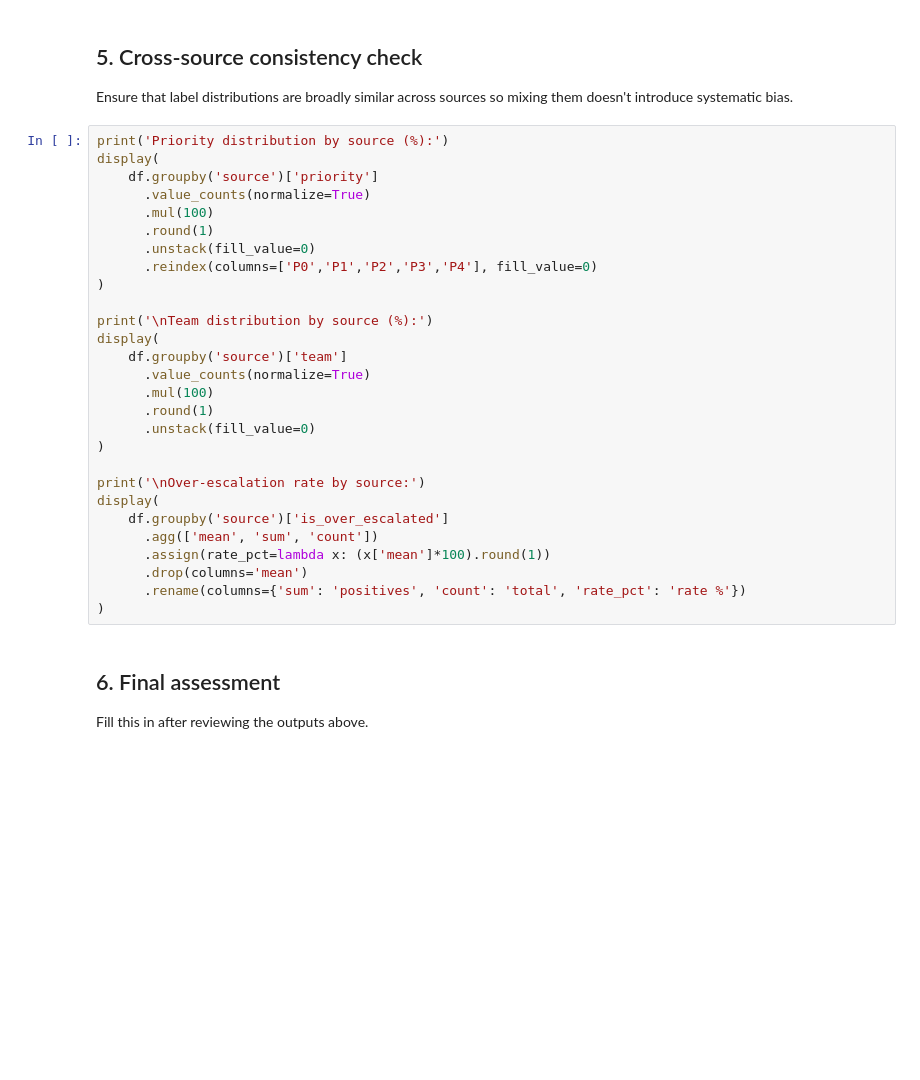
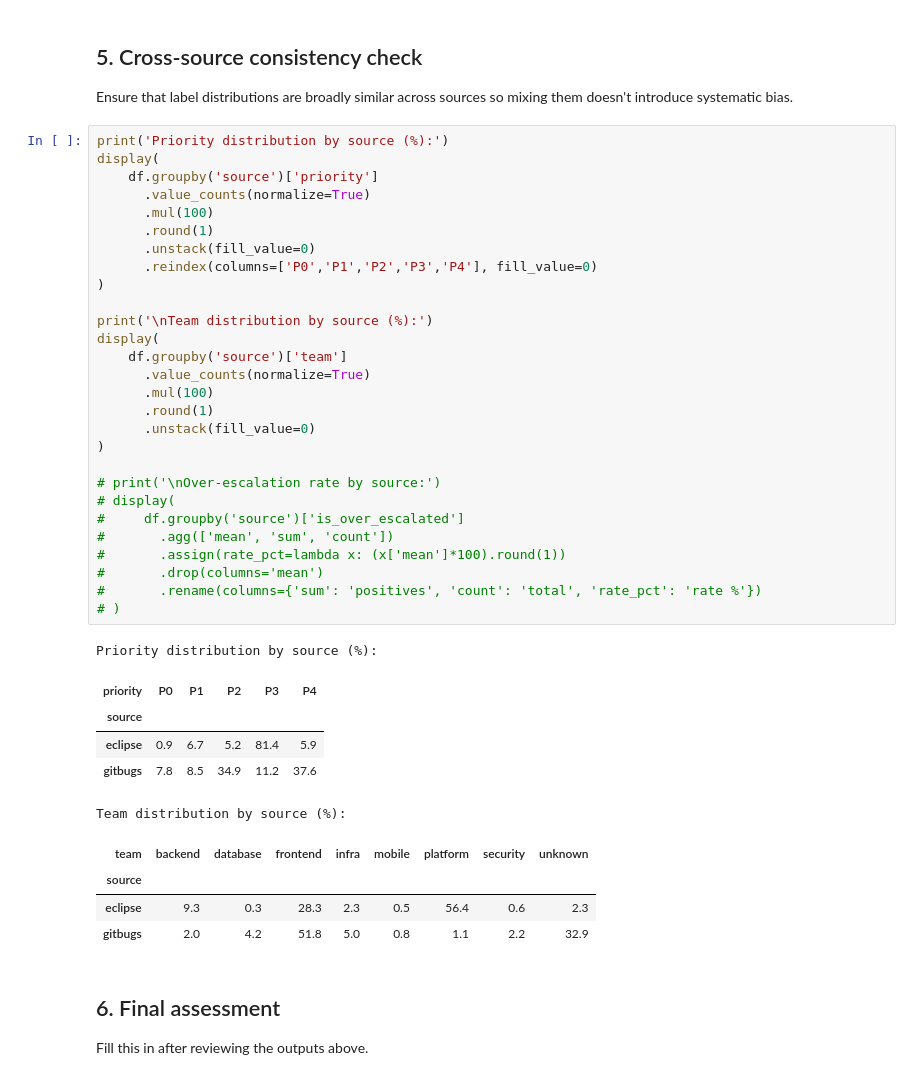
Before and after one commit to anshikabajpai23/Auto_triage_detection_assistant, a Jupyter notebook: notebooks/02_label_analysis.ipynb, the cells around one changed output. Saved outputs shown, nothing was run; the diff lists cells and outputs as text; blank space fills up the shorter version.

```diff
--- a/notebooks/02_label_analysis.ipynb
+++ b/notebooks/02_label_analysis.ipynb
@@ -148,31 +205,42 @@ so mixing them doesn't introduce systematic bias.
 # %%
 print('Priority distribution by source (%):')
 display(
     df.groupby('source')['priority']
       .value_counts(normalize=True)
       .mul(100)
       .round(1)
       .unstack(fill_value=0)
       .reindex(columns=['P0','P1','P2','P3','P4'], fill_value=0)
 )
 
 print('\nTeam distribution by source (%):')
 display(
     df.groupby('source')['team']
       .value_counts(normalize=True)
       .mul(100)
       .round(1)
       .unstack(fill_value=0)
 )
 
-print('\nOver-escalation rate by source:')
-display(
-    df.groupby('source')['is_over_escalated']
-      .agg(['mean', 'sum', 'count'])
-      .assign(rate_pct=lambda x: (x['mean']*100).round(1))
-      .drop(columns='mean')
-      .rename(columns={'sum': 'positives', 'count': 'total', 'rate_pct': 'rate %'})
-)
+# print('\nOver-escalation rate by source:')
+# display(
+#     df.groupby('source')['is_over_escalated']
+#       .agg(['mean', 'sum', 'count'])
+#       .assign(rate_pct=lambda x: (x['mean']*100).round(1))
+#       .drop(columns='mean')
+#       .rename(columns={'sum': 'positives', 'count': 'total', 'rate_pct': 'rate %'})
+# )
+# %% [output]
+Priority distribution by source (%):
+| priority | P0 | P1 | P2 | P3 | P4 |
+| source |  |  |  |  |  |
+| eclipse | 0.9 | 6.7 | 5.2 | 81.4 | 5.9 |
+| gitbugs | 7.8 | 8.5 | 34.9 | 11.2 | 37.6 |
+Team distribution by source (%):
+| team | backend | database | frontend | infra | mobile | platform | security | unknown |
+| source |  |  |  |  |  |  |  |  |
+| eclipse | 9.3 | 0.3 | 28.3 | 2.3 | 0.5 | 56.4 | 0.6 | 2.3 |
+| gitbugs | 2.0 | 4.2 | 51.8 | 5.0 | 0.8 | 1.1 | 2.2 | 32.9 |
 # %% [markdown]
 ## 6. Final assessment
 
```
Also changed, not shown: parts of 6 cells of this notebook, 6 other files.
